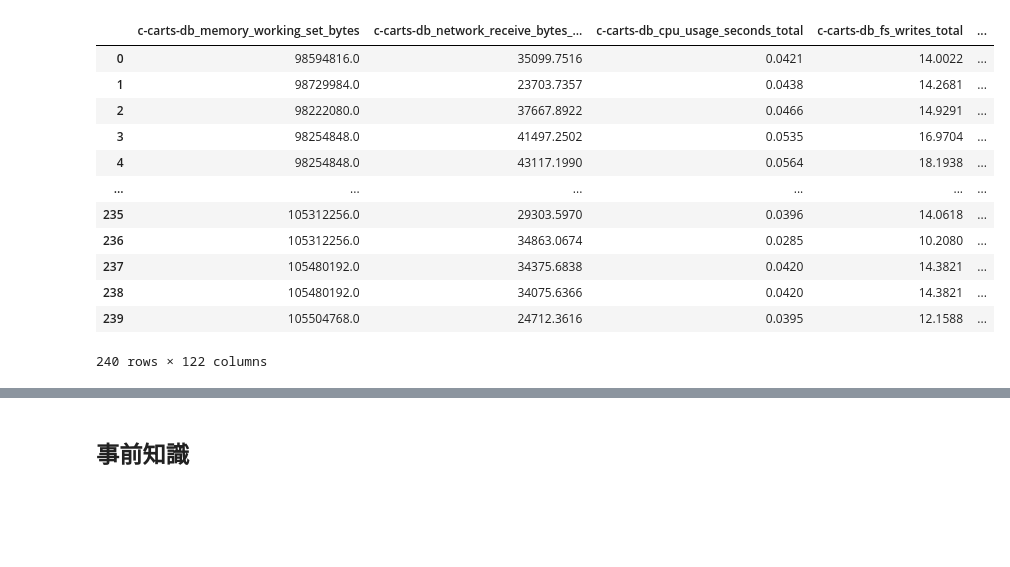
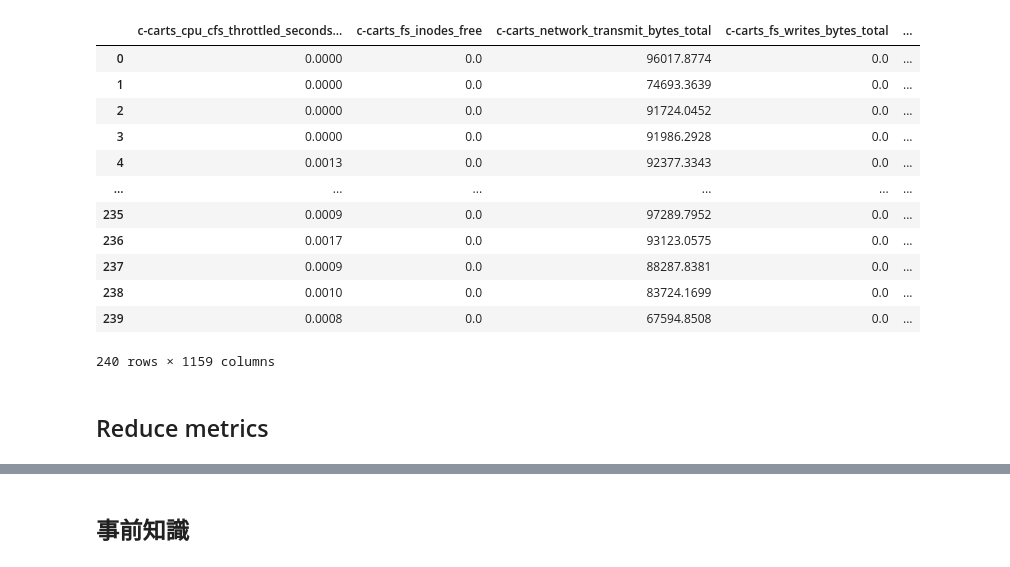
Before and after one commit to microservices-demo/microservices-demo, a Jupyter notebook: causal-discovery/pc-algorithm.ipynb, the cells around one changed output, grey strips where cells are left out. Drawn from its saved outputs; the diff is of its cells as text; code cells hidden in the pictures; blank space fills up the shorter version.

```diff
--- a/causal-discovery/pc-algorithm.ipynb
+++ b/causal-discovery/pc-algorithm.ipynb
@@ -41,27 +17,57 @@ raw_data
+# %%
+# Parameters
+DATA_FILE = "../data/20200821_user-db_cpu-load_01.json"
+TARGET_DATA = {"containers": "all",
+               "services": ["throughput", "latency"],
+               "nodes": ["node_cpu_seconds_total", "node_disk_io_now", "node_filesystem_avail_bytes", "node_memory_MemAvailable_bytes", "node_network_receive_bytes_total", "node_network_transmit_bytes_total"],
+               "middlewares": "all"}
+PLOTS_NUM = 240
+SIGNIFICANCE_LEVEL = 0.01
+THRESHOLD_CV = 0.001
+THRESHOLD_DIST = 0.01
 # %%
 # Prepare data matrix
+raw_data = pd.read_json(DATA_FILE)
+#raw_data.head()
 data_df = pd.DataFrame()
 for target in TARGET_DATA:
     for t in raw_data[target].dropna():
         for metric in t:
-            if metric["metric_name"] in TARGET_DATA[target]:
+            if metric["metric_name"] in TARGET_DATA[target] or TARGET_DATA[target] == "all":
                 metric_name = metric["metric_name"].replace("container_", "").replace("node_", "")
-                target_name = metric["{}_name".format(target[:-1])].replace("gke-microservices-experi-default-pool-", "")
+                target_name = metric["{}_name".format(target[:-1]) if target != "middlewares" else "container_name"].replace("gke-microservices-experi-default-pool-", "")
                 column_name = "{}-{}_{}".format(target[0], target_name, metric_name)
                 data_df[column_name] = np.array(metric["values"], dtype=np.float)[:, 1][:PLOTS_NUM]
 data_df = data_df.round(4)
+labels = {}
+for i in range(len(data_df.columns)):
+    labels[i] = data_df.columns[i]
+
+containers_list = []
+services_list = []
+for v in labels.values():
+    if re.match("^c-", v):
+        container_name = v.split("_")[0].replace("c-", "")
+        if container_name not in containers_list:
+            containers_list.append(container_name)
+    elif re.match("^s-", v):
+        service_name = v.split("_")[0].replace("s-", "")
+        if service_name not in services_list:
+            services_list.append(service_name)
 data_df
 # %% [output]
-|  | c-carts-db_memory_working_set_bytes | c-carts-db_network_receive_bytes_... | c-carts-db_cpu_usage_seconds_total | c-carts-db_fs_writes_total | ... |
-| 0 | 98594816.0 | 35099.7516 | 0.0421 | 14.0022 | ... |
-| 1 | 98729984.0 | 23703.7357 | 0.0438 | 14.2681 | ... |
-| 2 | 98222080.0 | 37667.8922 | 0.0466 | 14.9291 | ... |
-| 3 | 98254848.0 | 41497.2502 | 0.0535 | 16.9704 | ... |
-| 4 | 98254848.0 | 43117.1990 | 0.0564 | 18.1938 | ... |
+|  | c-carts_cpu_cfs_throttled_seconds... | c-carts_fs_inodes_free | c-carts_network_transmit_bytes_total | c-carts_fs_writes_bytes_total | ... |
+| 0 | 0.0000 | 0.0 | 96017.8774 | 0.0 | ... |
+| 1 | 0.0000 | 0.0 | 74693.3639 | 0.0 | ... |
+| 2 | 0.0000 | 0.0 | 91724.0452 | 0.0 | ... |
+| 3 | 0.0000 | 0.0 | 91986.2928 | 0.0 | ... |
+| 4 | 0.0013 | 0.0 | 92377.3343 | 0.0 | ... |
 | ... | ... | ... | ... | ... | ... |
-| 235 | 105312256.0 | 29303.5970 | 0.0396 | 14.0618 | ... |
-| 236 | 105312256.0 | 34863.0674 | 0.0285 | 10.2080 | ... |
-| 237 | 105480192.0 | 34375.6838 | 0.0420 | 14.3821 | ... |
-| 238 | 105480192.0 | 34075.6366 | 0.0420 | 14.3821 | ... |
-| 239 | 105504768.0 | 24712.3616 | 0.0395 | 12.1588 | ... |
+| 235 | 0.0009 | 0.0 | 97289.7952 | 0.0 | ... |
+| 236 | 0.0017 | 0.0 | 93123.0575 | 0.0 | ... |
+| 237 | 0.0009 | 0.0 | 88287.8381 | 0.0 | ... |
+| 238 | 0.0010 | 0.0 | 83724.1699 | 0.0 | ... |
+| 239 | 0.0008 | 0.0 | 67594.8508 | 0.0 | ... |
-240 rows × 122 columns
+240 rows × 1159 columns
+# %% [markdown]
+## Reduce metrics
```
Also changed, not shown: parts of 13 cells of this notebook.
